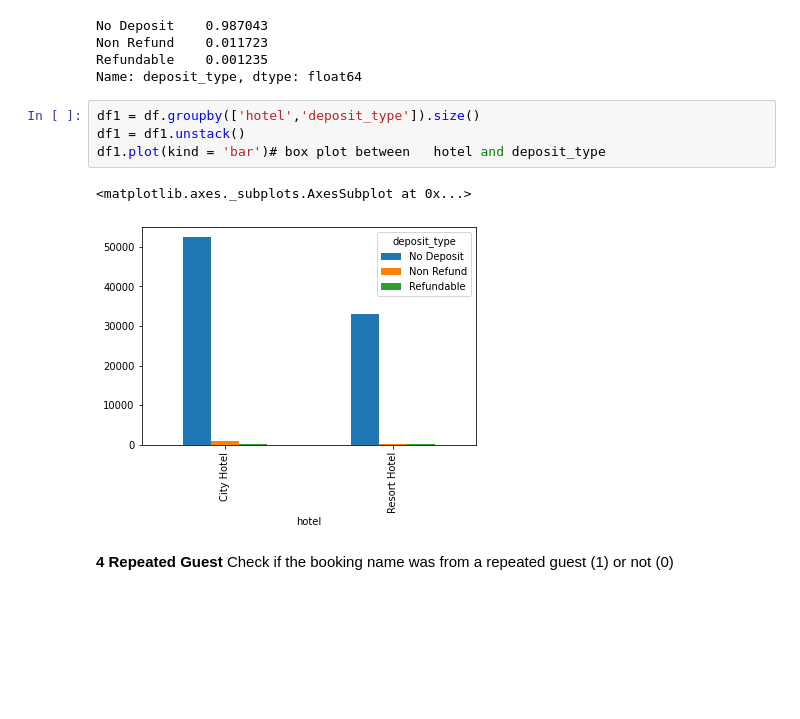
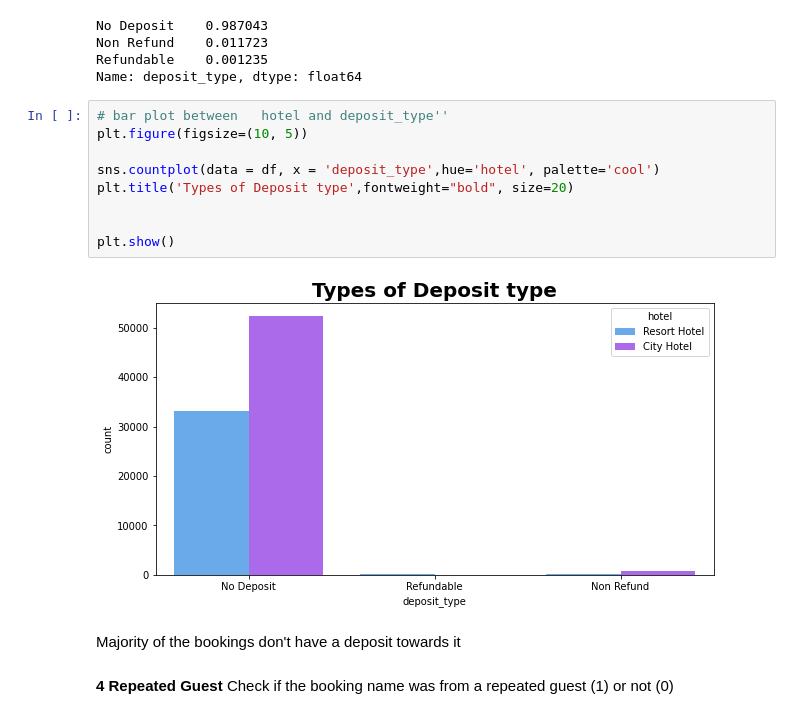
Before and after one commit to apoorvaKR12695/Hotel-booking-analysis, a Jupyter notebook: Hotel_Booking_Analysis_Apoorva_KR.ipynb, the cells around one changed output. Drawn from its saved outputs; the diff is of its cells as text; blank space fills up the shorter version.

```diff
--- a/Hotel_Booking_Analysis_Apoorva_KR.ipynb
+++ b/Hotel_Booking_Analysis_Apoorva_KR.ipynb
@@ -508,13 +519,19 @@ No Deposit    0.987043
 Non Refund    0.011723
 Refundable    0.001235
 Name: deposit_type, dtype: float64
-# %%
-df1 = df.groupby(['hotel','deposit_type']).size()
-df1 = df1.unstack()
-df1.plot(kind = 'bar')# box plot between   hotel and deposit_type
-# %% [output]
-<matplotlib.axes._subplots.AxesSubplot at 0x...>
-[figure, removed]
+# %%
+# bar plot between   hotel and deposit_type''
+plt.figure(figsize=(10, 5))
+
+sns.countplot(data = df, x = 'deposit_type',hue='hotel', palette='cool')
+plt.title('Types of Deposit type',fontweight="bold", size=20)
+
+
+plt.show()
+# %% [output]
+[figure, added]
+# %% [markdown]
+Majority of the bookings don't have a deposit towards it
 # %% [markdown]
 **4 Repeated Guest**
 Check if the booking name was from a repeated guest (1) or not (0)
```
Also changed, not shown: parts of 21 cells of this notebook.
